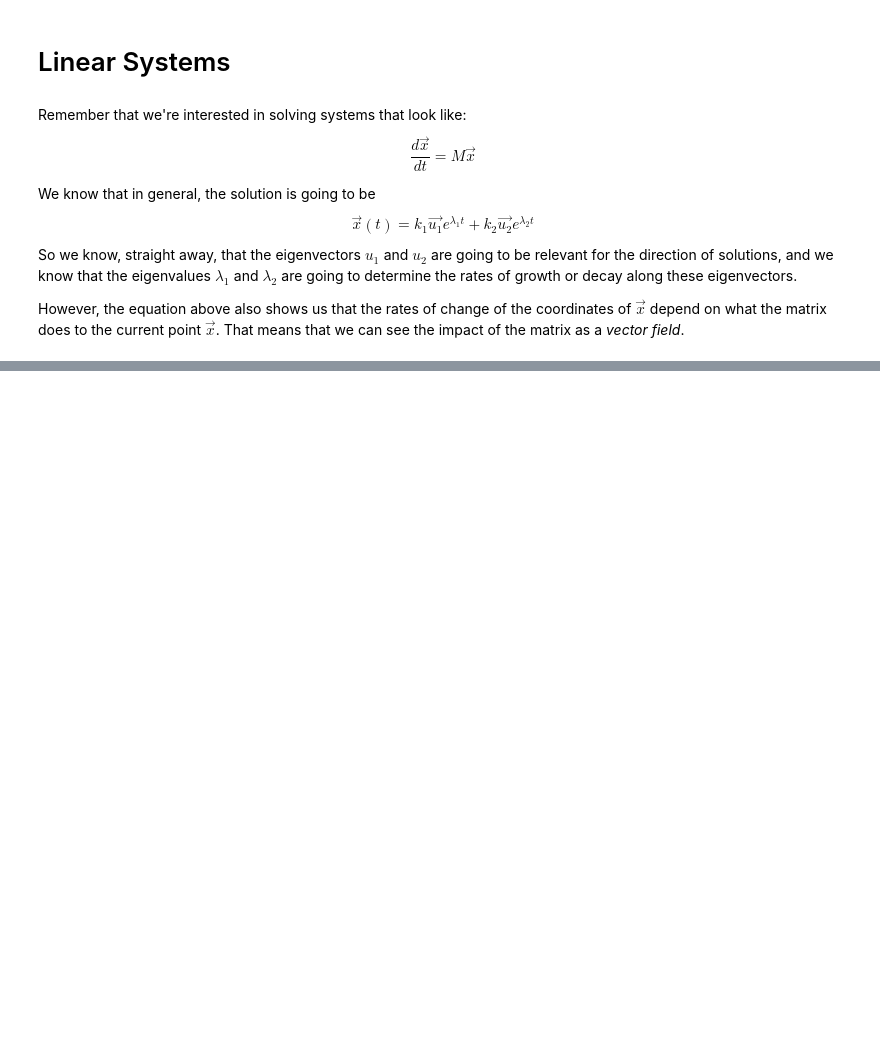
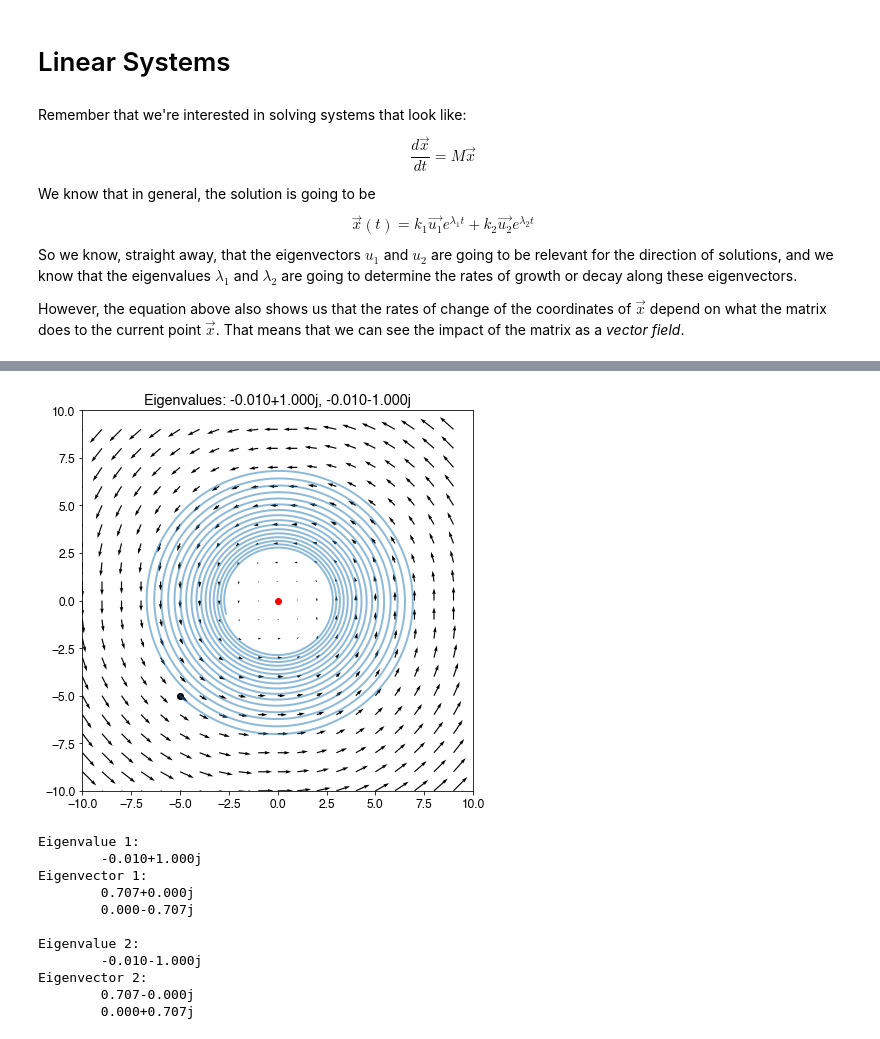
Before and after one commit to dblarremore/CSCI2897, a Jupyter notebook: Python/Notebook_7 - Eigenvalues and Eigenvectors.ipynb, the cells around one changed output, grey strips where cells are left out. Cells and saved outputs as stored; diff of their text form; code cells hidden in the pictures; blank space fills up the shorter version.

```diff
--- a/Python/Notebook_7 - Eigenvalues and Eigenvectors.ipynb
+++ b/Python/Notebook_7 - Eigenvalues and Eigenvectors.ipynb
@@ -79,0 +98,19 @@ plot_vector_field(M)
+# %%
+M = np.array([
+    [-0.01,-1],
+    [1,-0.01]])
+ICs=[[-5,-5]] #,[5,5],[5,-5],[-5,5]]
+plot_vector_field(M,ICs=ICs)
+# %% [output]
+[figure, added]
+Eigenvalue 1:
+        -0.010+1.000j
+Eigenvector 1:
+        0.707+0.000j
+        0.000-0.707j
+
+Eigenvalue 2:
+        -0.010-1.000j
+Eigenvector 2:
+        0.707-0.000j
+        0.000+0.707j
```
Also changed, not shown: parts of 2 cells of this notebook, 2 other files.
